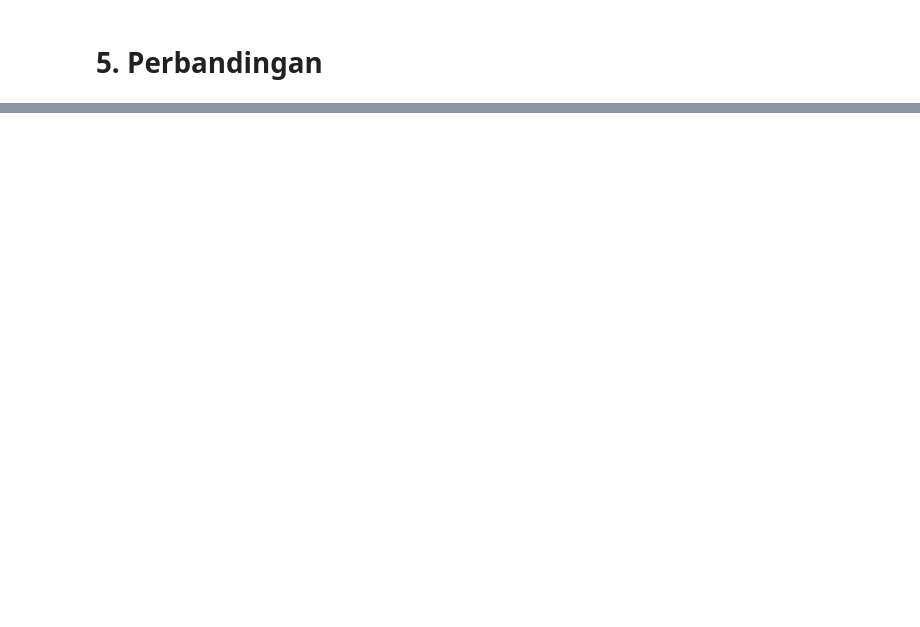
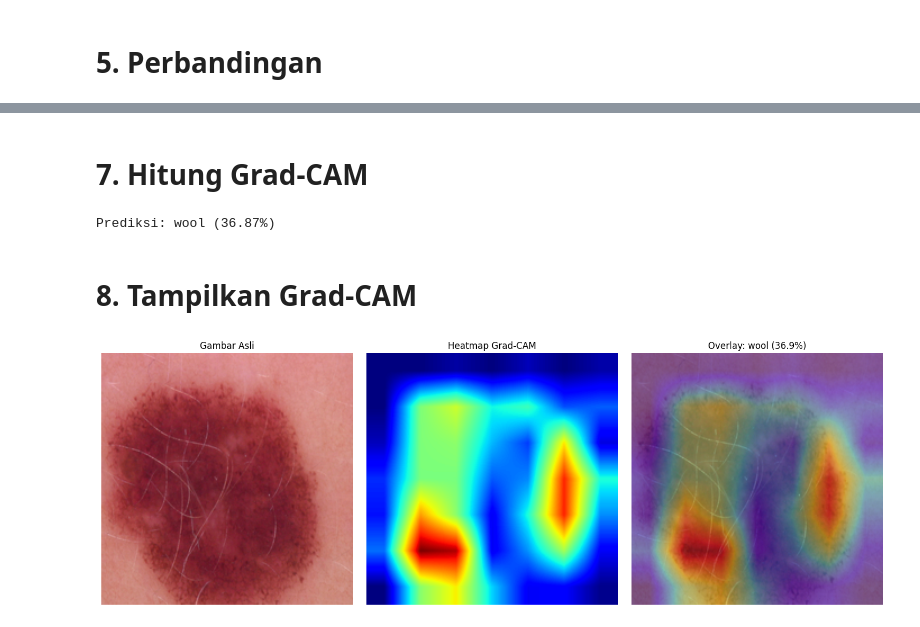
Before and after one commit to EaganKyoji/AI-project, a Jupyter notebook: augmentasi-dataset-lesi-kulit.ipynb, the cells around one changed output, grey strips where cells are left out. Cells and saved outputs as stored; diff of their text form; code cells hidden in the pictures; blank space fills up the shorter version.

Commit message:
Adding Grad-CAM

```diff
--- a/augmentasi-dataset-lesi-kulit.ipynb
+++ b/augmentasi-dataset-lesi-kulit.ipynb
@@ -102,0 +139,60 @@ plt.show()
+# %% [markdown]
+# 7. Hitung Grad-CAM
+# %%
+def compute_gradcam(pil_img, class_idx=None):
+    x = preprocess(pil_img).unsqueeze(0).to(device)
+
+    # Forward
+    logits = model(x)
+    probs = F.softmax(logits, dim=1)
+    if class_idx is None:
+        class_idx = logits.argmax(dim=1).item()
+
+    # Backward terhadap skor kelas target
+    model.zero_grad()
+    logits[0, class_idx].backward()
+
+    acts = activations["value"]          # (1, C, H, W)
+    grads = gradients["value"]           # (1, C, H, W)
+
+    # Bobot = rata-rata gradien per channel
+    weights_c = grads.mean(dim=(2, 3), keepdim=True)
+
+    # Kombinasi linear + ReLU
+    cam = F.relu((weights_c * acts).sum(dim=1, keepdim=True))
+
+    # Upsample ke ukuran gambar asli, lalu normalisasi 0-1
+    cam = F.interpolate(cam, size=pil_img.size[::-1],
+                        mode="bilinear", align_corners=False)
+    cam = cam.squeeze().cpu().numpy()
+    cam = (cam - cam.min()) / (cam.max() - cam.min() + 1e-8)
+
+    return cam, class_idx, probs[0, class_idx].item()
+
+cam, class_idx, conf = compute_gradcam(original)
+print(f"Prediksi: {class_names[class_idx]} ({conf*100:.2f}%)")
+# %% [output]
+Prediksi: wool (36.87%)
+# %% [markdown]
+# 8. Tampilkan Grad-CAM
+# %%
+def overlay_cam(pil_img, cam, alpha=0.4):
+    heatmap = cm.jet(cam)[..., :3]                 # (H, W, 3) dalam 0-1
+    img_np = np.asarray(pil_img).astype(np.float32) / 255.0
+    return np.clip((1 - alpha) * img_np + alpha * heatmap, 0, 1)
+
+overlay = overlay_cam(original, cam)
+
+fig, axes = plt.subplots(1, 3, figsize=(15, 5))
+axes[0].imshow(original)
+axes[0].set_title("Gambar Asli")
+axes[1].imshow(cam, cmap="jet")
+axes[1].set_title("Heatmap Grad-CAM")
+axes[2].imshow(overlay)
+axes[2].set_title(f"Overlay: {class_names[class_idx]} ({conf*100:.1f}%)")
+for ax in axes:
+    ax.axis("off")
+plt.tight_layout()
+plt.show()
+# %% [output]
+[figure, added]
```
Also changed, not shown: parts of 7 cells of this notebook.
